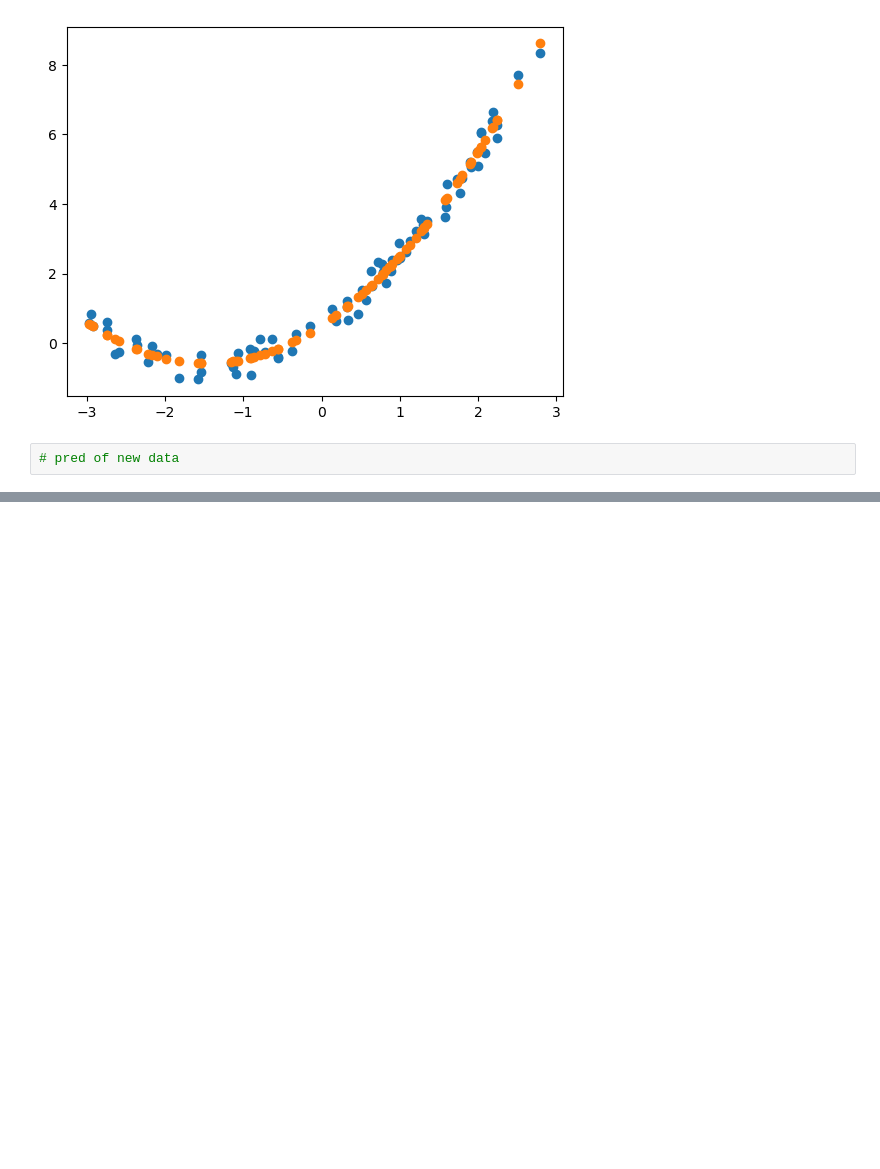
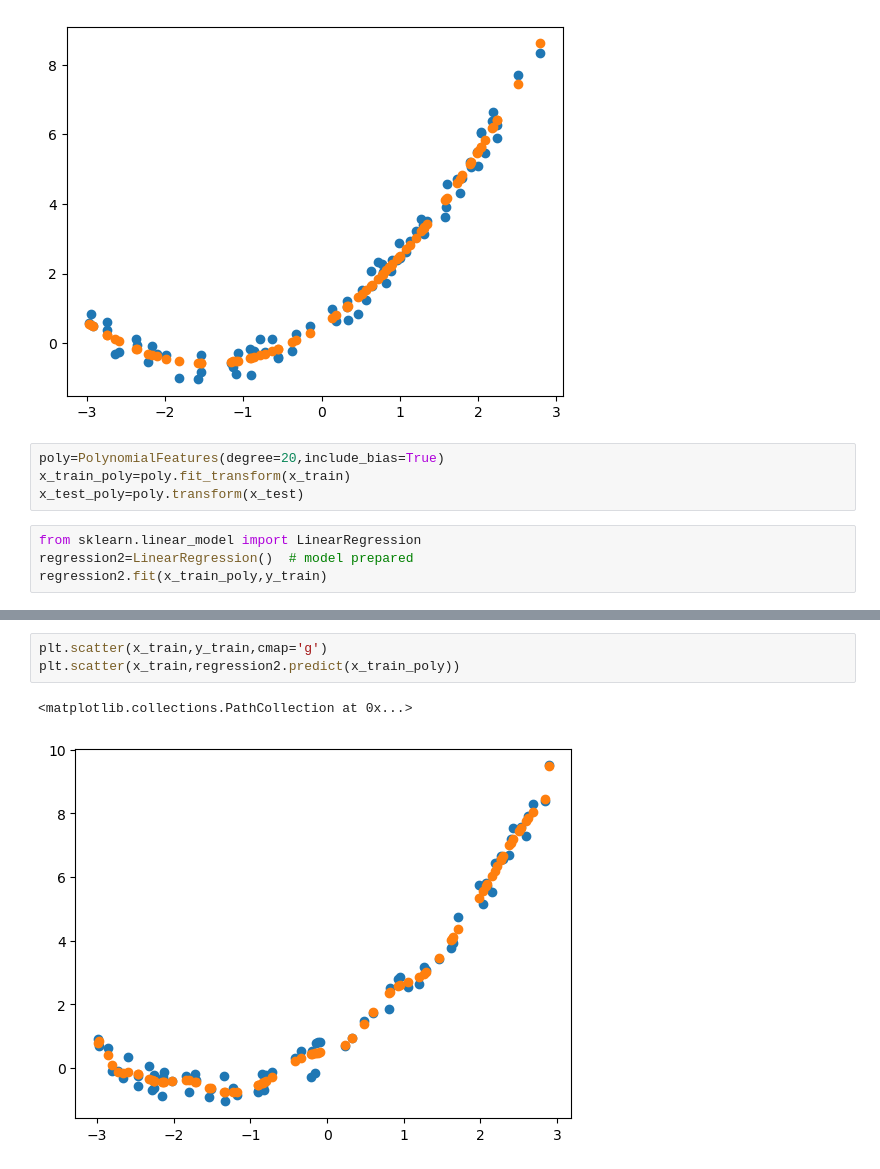
Before and after one commit to SARWAGYASHAH/implementing-linear-regression, a Jupyter notebook: polynomial_reg.ipynb, the cells around one changed output, grey strips where cells are left out. Cells and saved outputs as stored; diff of their text form; blank space fills up the shorter version.

```diff
--- a/polynomial_reg.ipynb
+++ b/polynomial_reg.ipynb
@@ -118,4 +118,10 @@ plt.scatter(x_train,regression01.predict(x_train_poly))
 <matplotlib.collections.PathCollection at 0x...>
 [figure]
 # %%
-# pred of new data
+poly=PolynomialFeatures(degree=20,include_bias=True)
+x_train_poly=poly.fit_transform(x_train)
+x_test_poly=poly.transform(x_test)
+# %%
+from sklearn.linear_model import LinearRegression
+regression2=LinearRegression()  # model prepared
+regression2.fit(x_train_poly,y_train)
@@ -121,0 +146,6 @@ plt.scatter(x_train,regression01.predict(x_train_poly))
+# %%
+plt.scatter(x_train,y_train,cmap='g')
+plt.scatter(x_train,regression2.predict(x_train_poly))
+# %% [output]
+<matplotlib.collections.PathCollection at 0x...>
+[figure, added]
```
Also changed, not shown: parts of 13 cells of this notebook, 5 other files.
